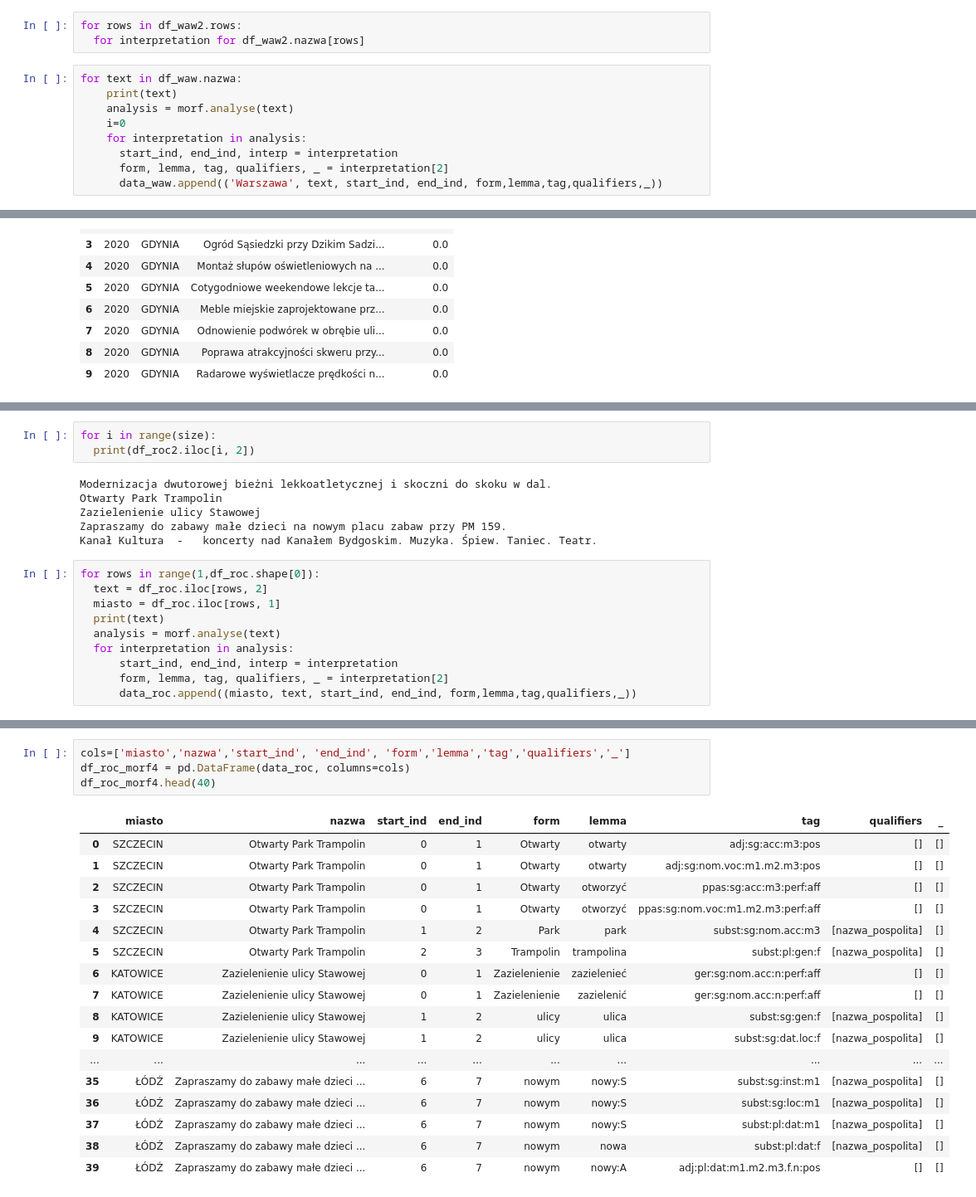
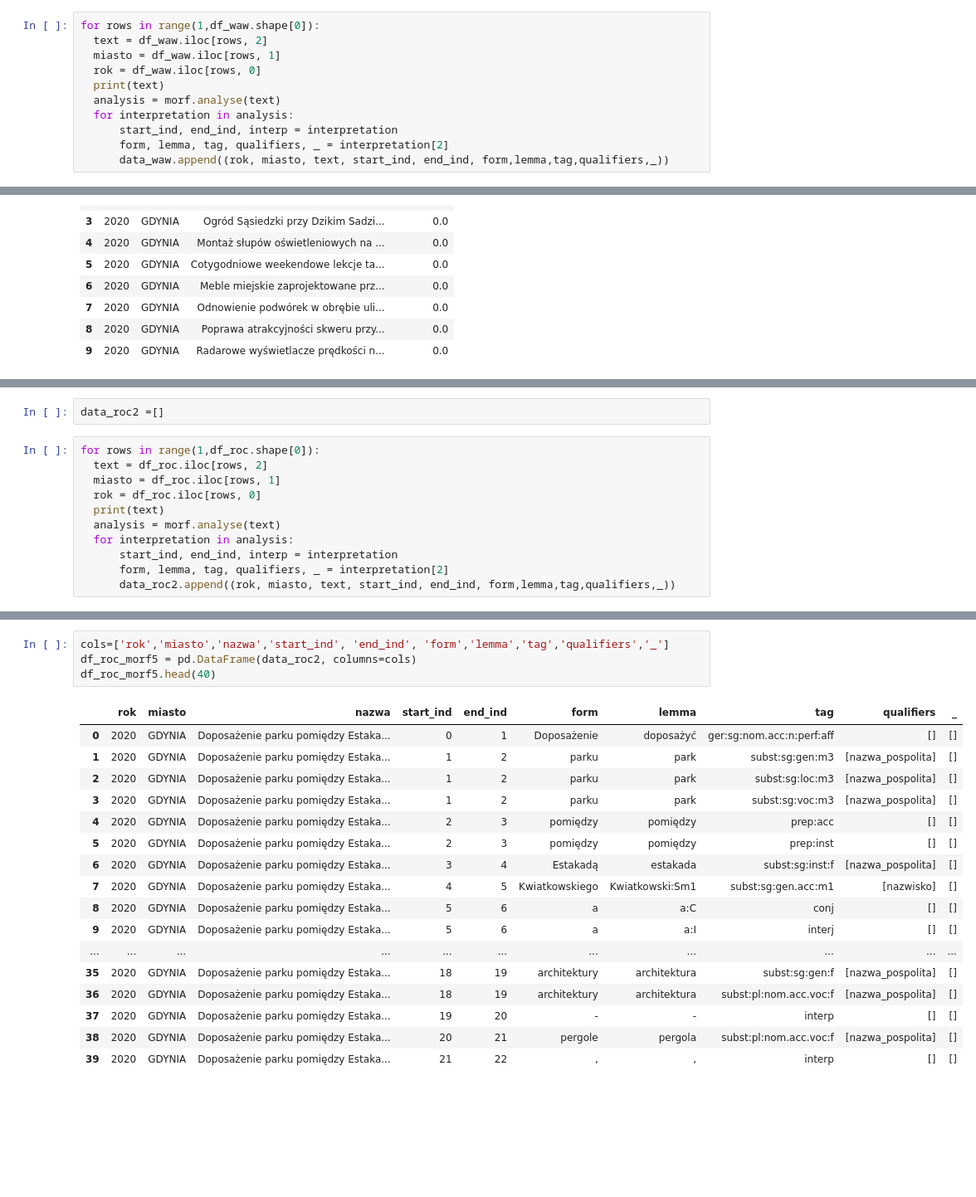
Before and after one commit to malowana/NLP_budzet_obywatelski, a Jupyter notebook: BO_analiza_morfologiczna2.ipynb, the cells around one changed output, grey strips where cells are left out. Shown at 83% size. Cells and saved outputs as stored; diff of their text form; blank space fills up the shorter version.

```diff
--- a/BO_analiza_morfologiczna2.ipynb
+++ b/BO_analiza_morfologiczna2.ipynb
@@ -189,15 +110,14 @@ df_waw2.head()
 # %%
 data_waw =[]
-# %%
-for rows in df_waw2.rows:
-  for interpretation for df_waw2.nazwa[rows]
 # %%
-for text in df_waw.nazwa:
-    print(text)
-    analysis = morf.analyse(text)
-    i=0
-    for interpretation in analysis:
+for rows in range(1,df_waw.shape[0]):
+  text = df_waw.iloc[rows, 2]
+  miasto = df_waw.iloc[rows, 1]
+  rok = df_waw.iloc[rows, 0]
+  print(text)
+  analysis = morf.analyse(text)
+  for interpretation in analysis:
       start_ind, end_ind, interp = interpretation
       form, lemma, tag, qualifiers, _ = interpretation[2]
-      data_waw.append(('Warszawa', text, start_ind, end_ind, form,lemma,tag,qualifiers,_))
+      data_waw.append((rok, miasto, text, start_ind, end_ind, form,lemma,tag,qualifiers,_))
 # %% [output]
@@ -301,22 +225,16 @@ data_roc =[]
-# %%
-for i in range(size):
-  print(df_roc2.iloc[i, 2])
-# %% [output]
-Modernizacja dwutorowej bieżni lekkoatletycznej i skoczni do skoku w dal.
-Otwarty Park Trampolin
-Zazielenienie ulicy Stawowej
-Zapraszamy do zabawy małe dzieci na nowym placu zabaw przy PM 159.
-Kanał Kultura  -   koncerty nad Kanałem Bydgoskim. Muzyka. Śpiew. Taniec. Teatr.
+# %%
+data_roc2 =[]
 # %%
 for rows in range(1,df_roc.shape[0]):
   text = df_roc.iloc[rows, 2]
   miasto = df_roc.iloc[rows, 1]
+  rok = df_roc.iloc[rows, 0]
   print(text)
   analysis = morf.analyse(text)
   for interpretation in analysis:
       start_ind, end_ind, interp = interpretation
       form, lemma, tag, qualifiers, _ = interpretation[2]
-      data_roc.append((miasto, text, start_ind, end_ind, form,lemma,tag,qualifiers,_))
+      data_roc2.append((rok, miasto, text, start_ind, end_ind, form,lemma,tag,qualifiers,_))
 # %% [output]
 Strumieniowane dane wyjściowe obcięte do 5000 ostatnich wierszy.
 Parkowe akcje animacje na Stefku!
@@ -336,25 +254,25 @@ ZRÓBMY SKWER PRZY FABRYCZNEJ! Edukacja i kultura w zieleni
 Zróbmy sobie Park
 ZUMBA DLA DZIECI
 # %%
-cols=['miasto','nazwa','start_ind', 'end_ind', 'form','lemma','tag','qualifiers','_']
-df_roc_morf4 = pd.DataFrame(data_roc, columns=cols)
-df_roc_morf4.head(40)
+cols=['rok','miasto','nazwa','start_ind', 'end_ind', 'form','lemma','tag','qualifiers','_']
+df_roc_morf5 = pd.DataFrame(data_roc2, columns=cols)
+df_roc_morf5.head(40)
 # %% [output]
-|  | miasto | nazwa | start_ind | end_ind | form | lemma | tag | qualifiers | _ |
-| 0 | SZCZECIN | Otwarty Park Trampolin | 0 | 1 | Otwarty | otwarty | adj:sg:acc:m3:pos | [] | [] |
-| 1 | SZCZECIN | Otwarty Park Trampolin | 0 | 1 | Otwarty | otwarty | adj:sg:nom.voc:m1.m2.m3:pos | [] | [] |
-| 2 | SZCZECIN | Otwarty Park Trampolin | 0 | 1 | Otwarty | otworzyć | ppas:sg:acc:m3:perf:aff | [] | [] |
-| 3 | SZCZECIN | Otwarty Park Trampolin | 0 | 1 | Otwarty | otworzyć | ppas:sg:nom.voc:m1.m2.m3:perf:aff | [] | [] |
-| 4 | SZCZECIN | Otwarty Park Trampolin | 1 | 2 | Park | park | subst:sg:nom.acc:m3 | [nazwa_pospolita] | [] |
-| 5 | SZCZECIN | Otwarty Park Trampolin | 2 | 3 | Trampolin | trampolina | subst:pl:gen:f | [nazwa_pospolita] | [] |
-| 6 | KATOWICE | Zazielenienie ulicy Stawowej | 0 | 1 | Zazielenienie | zazielenieć | ger:sg:nom.acc:n:perf:aff | [] | [] |
-| 7 | KATOWICE | Zazielenienie ulicy Stawowej | 0 | 1 | Zazielenienie | zazielenić | ger:sg:nom.acc:n:perf:aff | [] | [] |
-| 8 | KATOWICE | Zazielenienie ulicy Stawowej | 1 | 2 | ulicy | ulica | subst:sg:gen:f | [nazwa_pospolita] | [] |
-| 9 | KATOWICE | Zazielenienie ulicy Stawowej | 1 | 2 | ulicy | ulica | subst:sg:dat.loc:f | [nazwa_pospolita] | [] |
-| ... | ... | ... | ... | ... | ... | ... | ... | ... | ... |
-| 35 | ŁÓDŹ | Zapraszamy do zabawy małe dzieci ... | 6 | 7 | nowym | nowy:S | subst:sg:inst:m1 | [nazwa_pospolita] | [] |
-| 36 | ŁÓDŹ | Zapraszamy do zabawy małe dzieci ... | 6 | 7 | nowym | nowy:S | subst:sg:loc:m1 | [nazwa_pospolita] | [] |
-| 37 | ŁÓDŹ | Zapraszamy do zabawy małe dzieci ... | 6 | 7 | nowym | nowy:S | subst:pl:dat:m1 | [nazwa_pospolita] | [] |
-| 38 | ŁÓDŹ | Zapraszamy do zabawy małe dzieci ... | 6 | 7 | nowym | nowa | subst:pl:dat:f | [nazwa_pospolita] | [] |
-| 39 | ŁÓDŹ | Zapraszamy do zabawy małe dzieci ... | 6 | 7 | nowym | nowy:A | adj:pl:dat:m1.m2.m3.f.n:pos | [] | [] |
+|  | rok | miasto | nazwa | start_ind | end_ind | form | lemma | tag | qualifiers | _ |
+| 0 | 2020 | GDYNIA | Doposażenie parku pomiędzy Estaka... | 0 | 1 | Doposażenie | doposażyć | ger:sg:nom.acc:n:perf:aff | [] | [] |
+| 1 | 2020 | GDYNIA | Doposażenie parku pomiędzy Estaka... | 1 | 2 | parku | park | subst:sg:gen:m3 | [nazwa_pospolita] | [] |
+| 2 | 2020 | GDYNIA | Doposażenie parku pomiędzy Estaka... | 1 | 2 | parku | park | subst:sg:loc:m3 | [nazwa_pospolita] | [] |
+| 3 | 2020 | GDYNIA | Doposażenie parku pomiędzy Estaka... | 1 | 2 | parku | park | subst:sg:voc:m3 | [nazwa_pospolita] | [] |
+| 4 | 2020 | GDYNIA | Doposażenie parku pomiędzy Estaka... | 2 | 3 | pomiędzy | pomiędzy | prep:acc | [] | [] |
+| 5 | 2020 | GDYNIA | Doposażenie parku pomiędzy Estaka... | 2 | 3 | pomiędzy | pomiędzy | prep:inst | [] | [] |
+| 6 | 2020 | GDYNIA | Doposażenie parku pomiędzy Estaka... | 3 | 4 | Estakadą | estakada | subst:sg:inst:f | [nazwa_pospolita] | [] |
+| 7 | 2020 | GDYNIA | Doposażenie parku pomiędzy Estaka... | 4 | 5 | Kwiatkowskiego | Kwiatkowski:Sm1 | subst:sg:gen.acc:m1 | [nazwisko] | [] |
+| 8 | 2020 | GDYNIA | Doposażenie parku pomiędzy Estaka... | 5 | 6 | a | a:C | conj | [] | [] |
+| 9 | 2020 | GDYNIA | Doposażenie parku pomiędzy Estaka... | 5 | 6 | a | a:I | interj | [] | [] |
+| ... | ... | ... | ... | ... | ... | ... | ... | ... | ... | ... |
+| 35 | 2020 | GDYNIA | Doposażenie parku pomiędzy Estaka... | 18 | 19 | architektury | architektura | subst:sg:gen:f | [nazwa_pospolita] | [] |
+| 36 | 2020 | GDYNIA | Doposażenie parku pomiędzy Estaka... | 18 | 19 | architektury | architektura | subst:pl:nom.acc.voc:f | [nazwa_pospolita] | [] |
+| 37 | 2020 | GDYNIA | Doposażenie parku pomiędzy Estaka... | 19 | 20 | - | - | interp | [] | [] |
+| 38 | 2020 | GDYNIA | Doposażenie parku pomiędzy Estaka... | 20 | 21 | pergole | pergola | subst:pl:nom.acc.voc:f | [nazwa_pospolita] | [] |
+| 39 | 2020 | GDYNIA | Doposażenie parku pomiędzy Estaka... | 21 | 22 | , | , | interp | [] | [] |
 # %%
```
Also changed, not shown: parts of 42 cells of this notebook.
